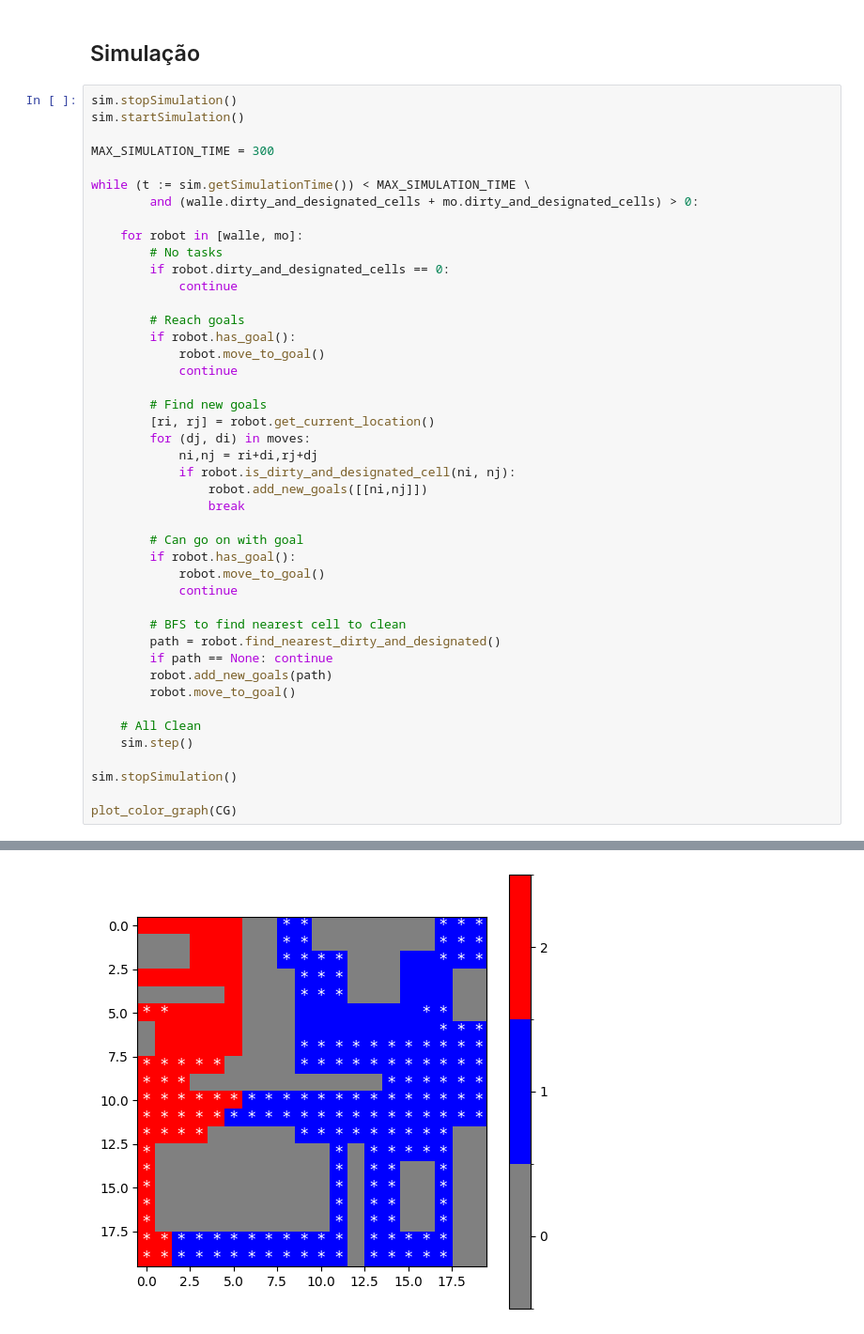
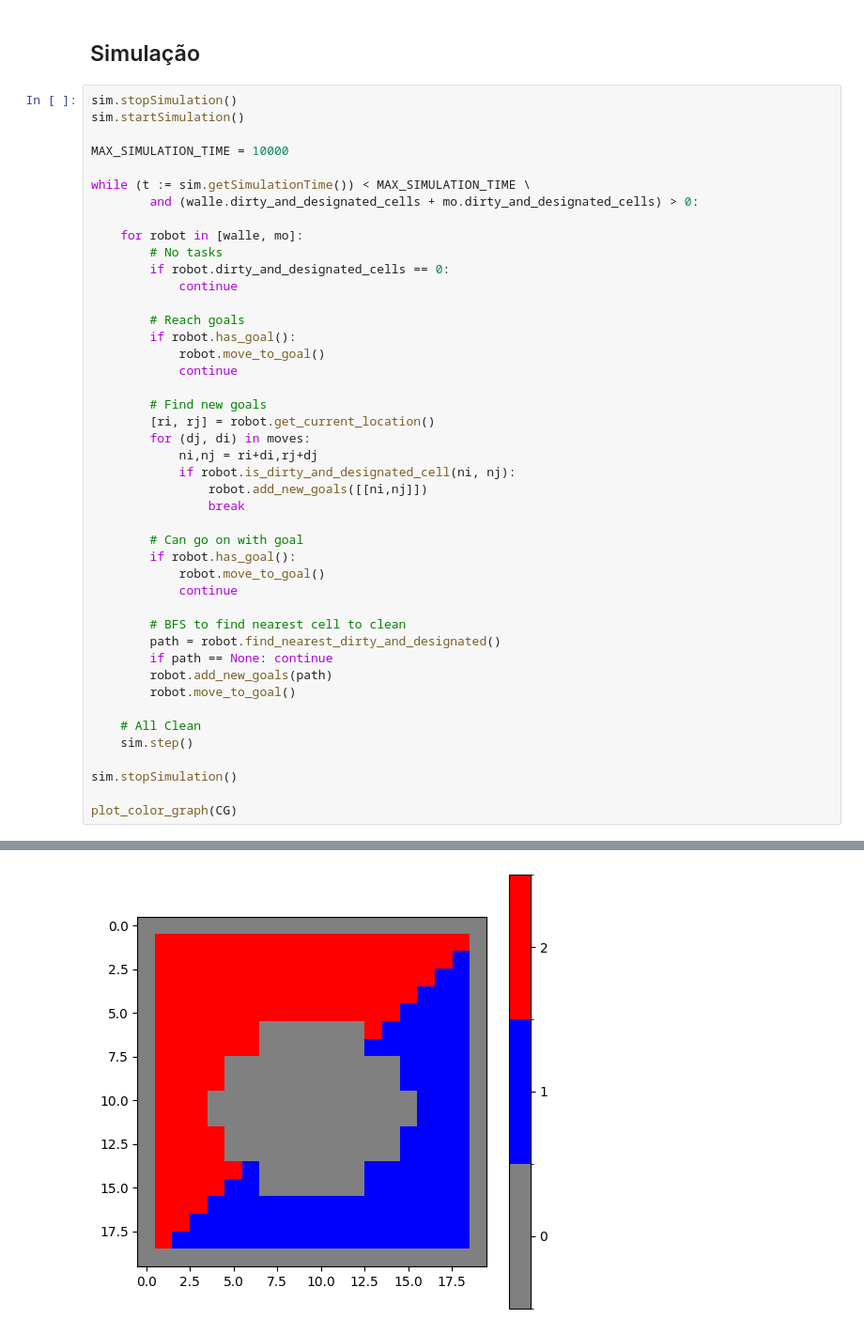
Before and after one commit to danielecassia/rm_pf_WALL-E, a Jupyter notebook: api/walle.ipynb, the cells around one changed output, grey strips where cells are left out. Shown at 94% size. Drawn from its saved outputs; the diff is of its cells as text.

```diff
--- a/api/walle.ipynb
+++ b/api/walle.ipynb
@@ -577,7 +577,7 @@ Total dirty cells: 236
 sim.stopSimulation()
 sim.startSimulation()
 
-MAX_SIMULATION_TIME = 300
+MAX_SIMULATION_TIME = 10000
 
 while (t := sim.getSimulationTime()) < MAX_SIMULATION_TIME \
         and (walle.dirty_and_designated_cells + mo.dirty_and_designated_cells) > 0:
@@ -638,4 +638,4 @@ plot_color_graph(CG)
-[figure, old version]
+[figure, new version]
 # %%
 plot_color_graph(CG)
 # %% [output]
```
Also changed, not shown: parts of 8 cells of this notebook, 2 other files.
